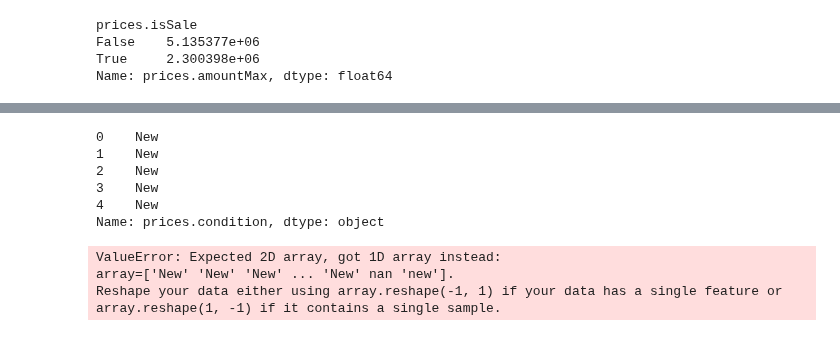
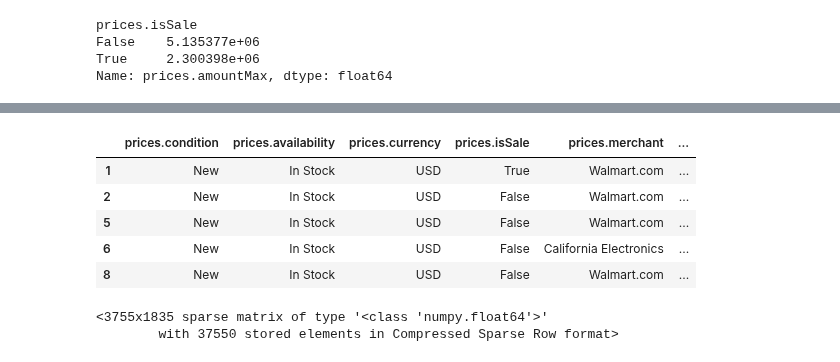
Before and after one commit to PedroHMenezes/PF_Book_rating, a Jupyter notebook: PF.ipynb, the cells around one changed output, grey strips where cells are left out. Drawn from its saved outputs; the diff is of its cells as text; code cells hidden in the pictures.

```diff
--- a/PF.ipynb
+++ b/PF.ipynb
@@ -39,22 +28,26 @@ limpo.head()
 | 2 | AVpgMuGwLJeJML43KY_c | 69.00 | 69.00 | In Stock | New | USD | ... |
 | 3 | AVpgMuGwLJeJML43KY_c | 69.99 | 69.99 | Yes | New | USD | ... |
 | 4 | AVpgMuGwLJeJML43KY_c | 66.99 | 66.99 | Yes | New | USD | ... |
-# %%
-condicao = CE['prices.condition']
-condicao.head()
-# %% [output]
-0    New
-1    New
-2    New
-3    New
-4    New
-Name: prices.condition, dtype: object
+# %%
+cond = CE[['prices.condition','prices.availability','prices.currency','prices.isSale','prices.merchant','prices.shipping','brand','categories','manufacturer','primaryCategories']]
+
+cond = cond.dropna()
+cond.head()
+# %% [output]
+|  | prices.condition | prices.availability | prices.currency | prices.isSale | prices.merchant | ... |
+| 1 | New | In Stock | USD | True | Walmart.com | ... |
+| 2 | New | In Stock | USD | False | Walmart.com | ... |
+| 5 | New | In Stock | USD | False | Walmart.com | ... |
+| 6 | New | In Stock | USD | False | California Electronics | ... |
+| 8 | New | In Stock | USD | False | Walmart.com | ... |
 # %%
 from sklearn.preprocessing import OneHotEncoder
+import numpy as np
+
 encoder = OneHotEncoder()
-Sale = encoder.fit_transform(condicao)
-Sale.toarray()
+
+X_cat_encoded = encoder.fit_transform(cond)
+X_cat_encoded
 # %% [output]
-ValueError: Expected 2D array, got 1D array instead:
-array=['New' 'New' 'New' ... 'New' nan 'new'].
-Reshape your data either using array.reshape(-1, 1) if your data has a single feature or array.reshape(1, -1) if it contains a single sample.
+<3755x1835 sparse matrix of type '<class 'numpy.float64'>'
+        with 37550 stored elements in Compressed Sparse Row format>
```
Also changed, not shown: parts of 3 cells of this notebook.
